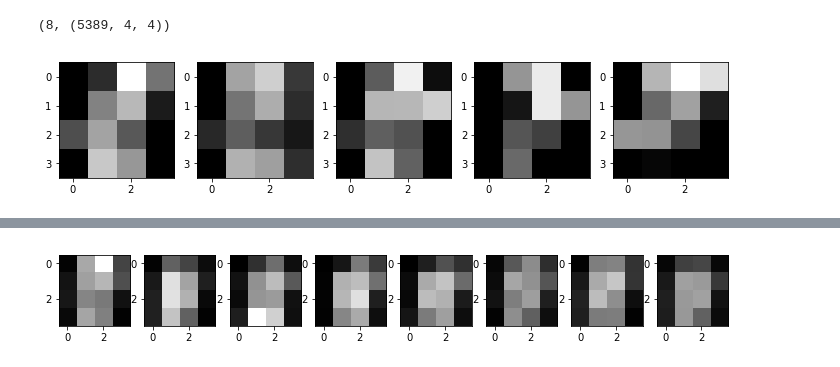
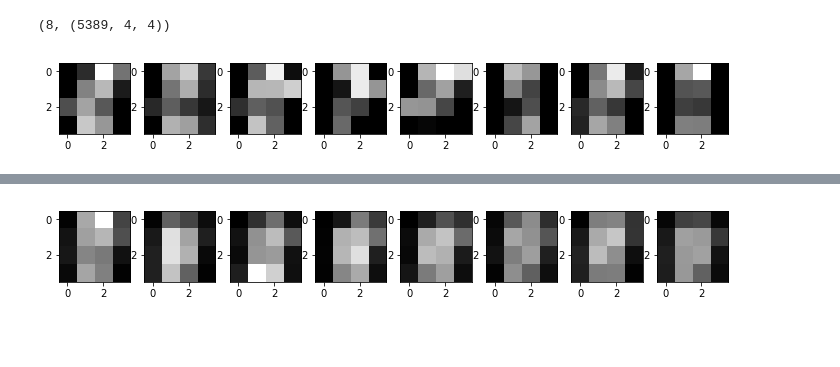
Before and after one commit to rtlatimer/Deep-Learning, a Jupyter notebook: FastAI/Lesson_3/convolution-intro.ipynb, the cells around one changed output, grey strips where cells are left out. Cells and saved outputs as stored; diff of their text form; code cells hidden in the pictures; blank space fills up the shorter version.

```diff
--- a/FastAI/Lesson_3/convolution-intro.ipynb
+++ b/FastAI/Lesson_3/convolution-intro.ipynb
@@ -258,6 +258,6 @@ len(pool8), pool8[0].shape
 # %% [output]
 (8, (5389, 4, 4))
 # %%
-plots(pool8[0][0:5])
+plots(pool8[0][0:8])
 # %% [output]
-[figure, old version]
+[figure, new version]
```
Also changed, not shown: parts of 8 cells of this notebook.
